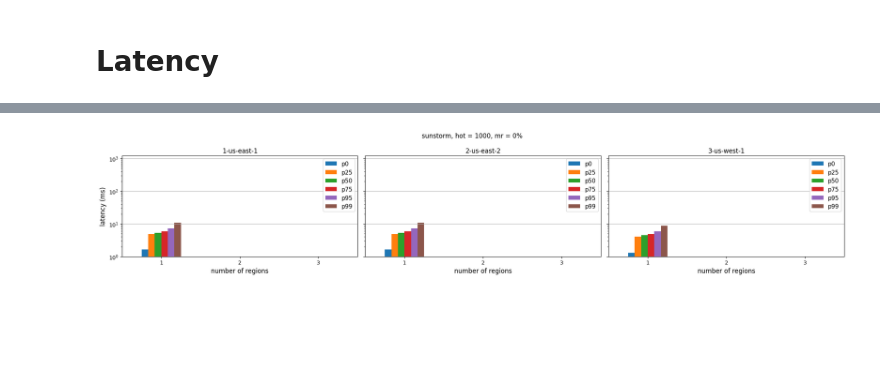
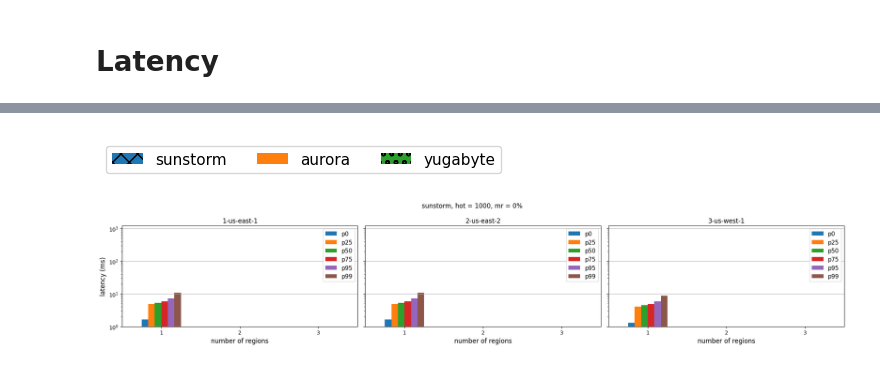
Before and after one commit to ctring/sunstorm-analysis, a Jupyter notebook: ycsb.ipynb, the cells around one changed output, grey strips where cells are left out. Drawn from its saved outputs; the diff is of its cells as text; code cells hidden in the pictures; blank space fills up the shorter version.

```diff
--- a/ycsb.ipynb
+++ b/ycsb.ipynb
@@ -296,3 +314,11 @@ for hot in [100000, 1000]:
+# %%
+fig, ax = plt.subplots(1, 1, figsize=(0.1, 0.1))
+ax.set_axis_off()
+labels = [abort_mapping[col] for col in error_columns]
+ax.legend(latency_legends, SYSTEMS, ncol=3)
+fig.savefig("output/micro-latency-legend.pdf", bbox_inches="tight")
+# %% [output]
+[figure, added]
 # %%
 def plot_latency(mr, hot):
     # Remove the "-0" suffix in region name
```
Also changed, not shown: parts of 5 cells of this notebook, 1 other file.
